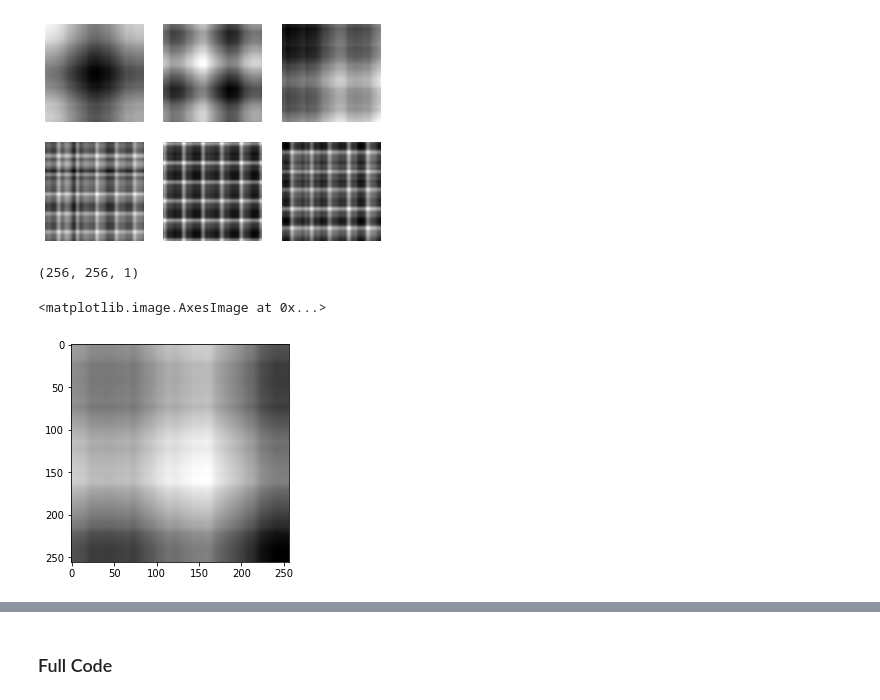
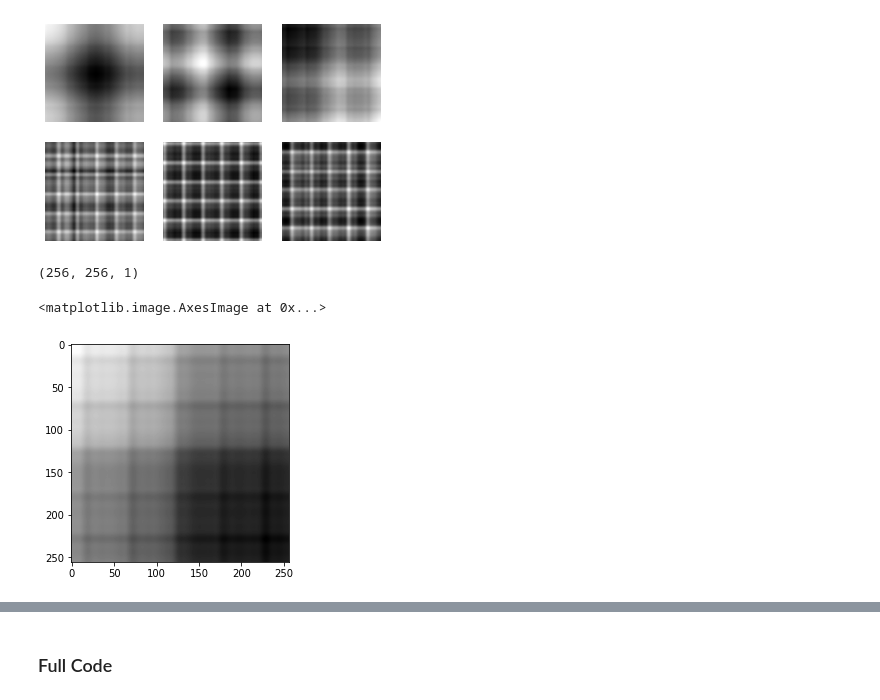
Before and after one commit to LongNguyen1984/GANLearning, a Jupyter notebook: CycleGAN_restNet4.ipynb, the cells around one changed output, grey strips where cells are left out. Cells and saved outputs as stored; diff of their text form; code cells hidden in the pictures.

```diff
--- a/CycleGAN_restNet4.ipynb
+++ b/CycleGAN_restNet4.ipynb
@@ -460,14 +460,14 @@ pyplot.show()
 Loaded:  (2638, 256, 256, 1) (528, 256, 256, 1)
 [figure]
 # %%
-print(np.shape(dataA[0]))
+print(np.shape(dataA[211]))
 pyplot.gray()
 #plt.imshow(images_arr[:,:,0], cmap='gray')
-pyplot.imshow(dataA[100][:,:,0], cmap='gray')
+pyplot.imshow(dataA[211][:,:,0], cmap='gray')
 # %% [output]
 (256, 256, 1)
 <matplotlib.image.AxesImage at 0x...>
-[figure, old version]
+[figure, new version]
 # %%
 n_samples = 3
 random_list0 = [np.random.randint(np.shape(dataA)[0]) for i in  range(n_samples)]
```
Also changed, not shown: parts of 24 cells of this notebook.
